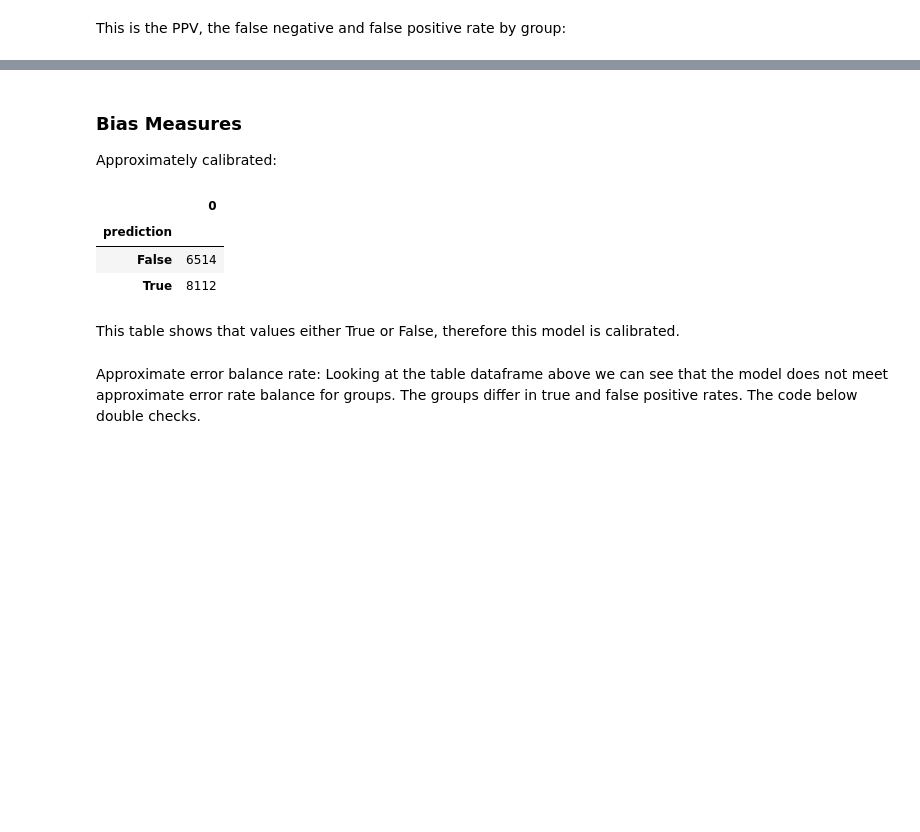
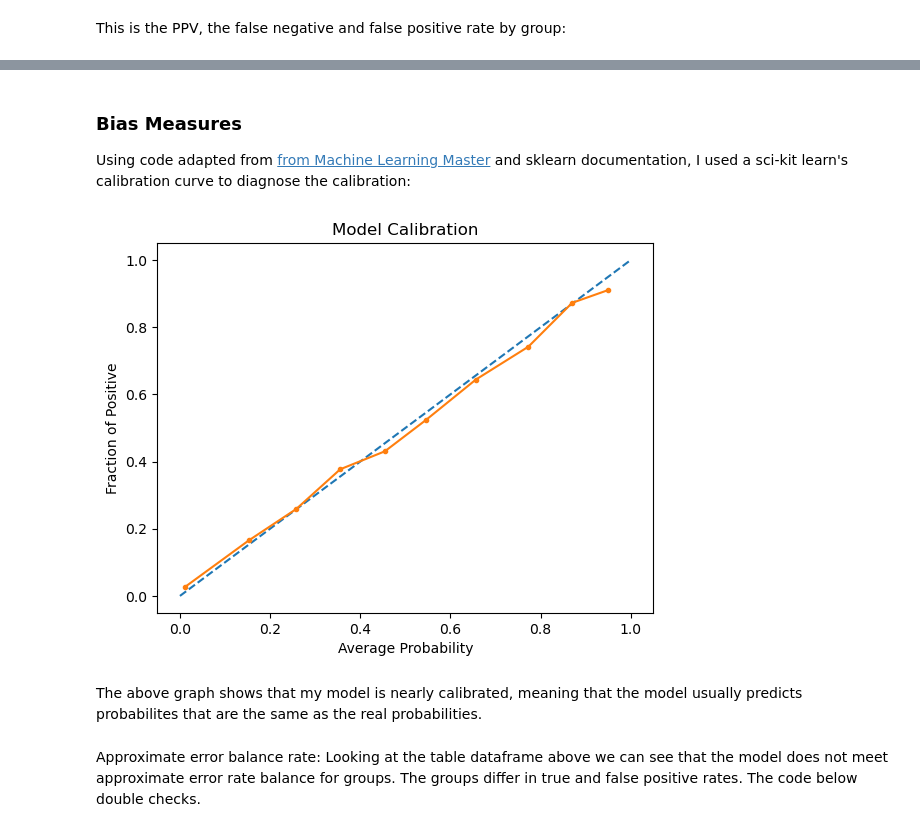
Before and after one commit to EpicET/EpicET.github.io, a Jupyter notebook: posts/blog3/index.ipynb, the cells around one changed output, grey strips where cells are left out. Drawn from its saved outputs; the diff is of its cells as text; code cells hidden in the pictures; blank space fills up the shorter version.

```diff
--- a/posts/blog3/index.ipynb
+++ b/posts/blog3/index.ipynb
@@ -348,18 +341,25 @@ audit
-# %% [markdown]
-### Bias Measures
-
-Approximately calibrated:
-# %%
-cal = pd.DataFrame(pred)
-cal["prediction"] = pred
-cal.groupby("prediction").count()
-# %% [output]
-|  | 0 |
-| prediction |  |
-| False | 6514 |
-| True | 8112 |
-# %% [markdown]
-This table shows that values either True or False, therefore this model is calibrated.
+# %% [markdown]
+### Bias Measures
+
+Using code adapted from [from Machine Learning Master](https://machinelearningmastery.com/calibrated-classification-model-in-scikit-learn/) and sklearn documentation, I used a sci-kit learn's calibration curve to diagnose the calibration:
+# %%
+from sklearn.calibration import calibration_curve
+
+
+y_prob = best_dtree.predict_proba(X_test)[:, 1] # Gets the probability of positive values
+prob_true, prob_pred = calibration_curve(y_test, y_prob, n_bins=10)
+
+cal = plt
+cal.plot([0, 1], [0, 1], linestyle='--') # Actual values
+cal.plot(prob_pred, prob_true, marker='.') # Predicted values
+cal.title("Model Calibration")
+cal.xlabel("Average Probability")
+cal.ylabel("Fraction of Positive")
+cal.show()
+# %% [output]
+[figure, added]
+# %% [markdown]
+The above graph shows that my model is nearly calibrated, meaning that the model usually predicts probabilites that are the same as the real probabilities.
 # %% [markdown]
 Approximate error balance rate: Looking at the table dataframe above we can see that the model does not meet approximate error rate balance for groups. The groups differ in true and false positive rates. The code below double checks.
 # %%
```
Also changed, not shown: parts of 17 cells of this notebook, 7 other files.
